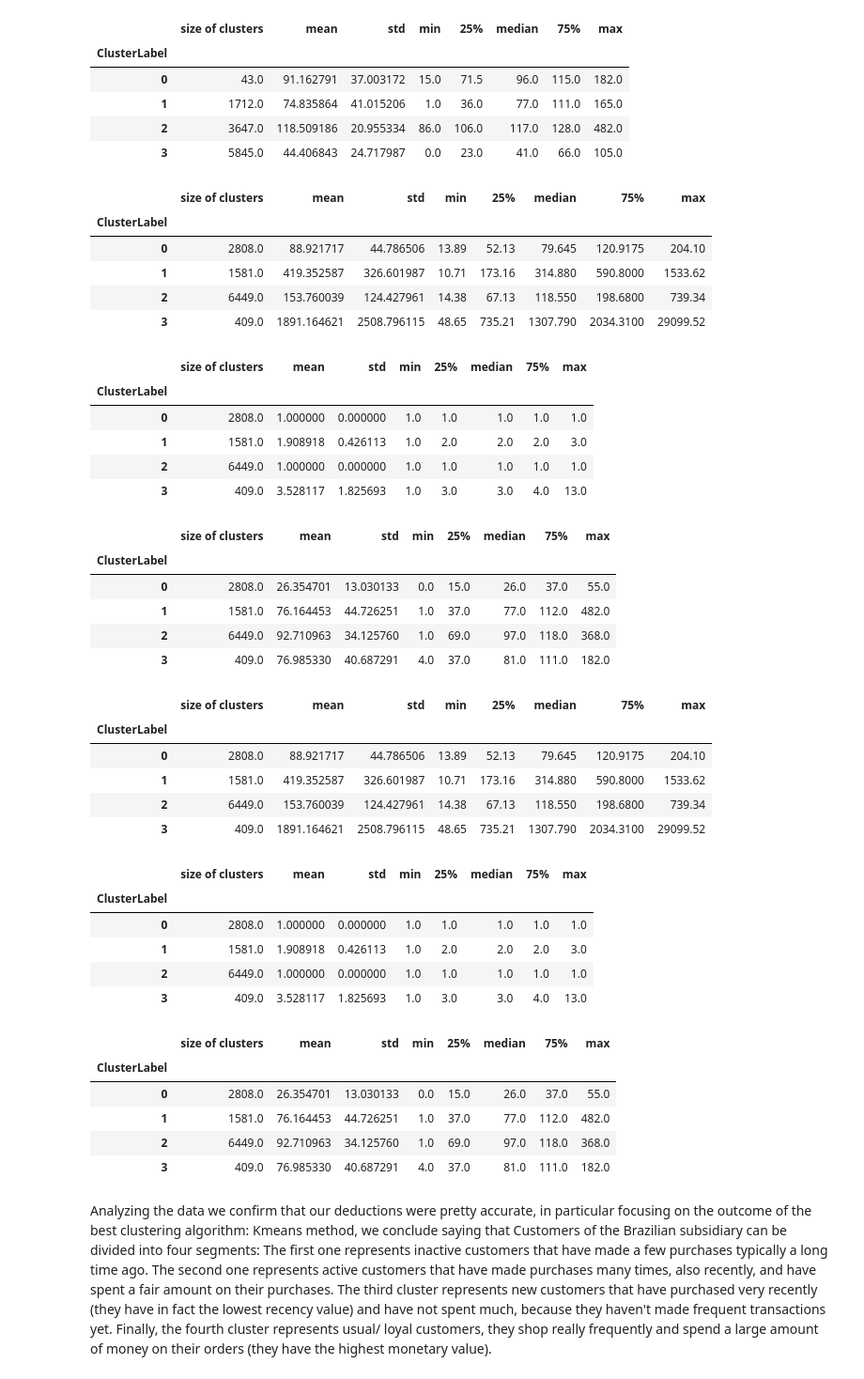
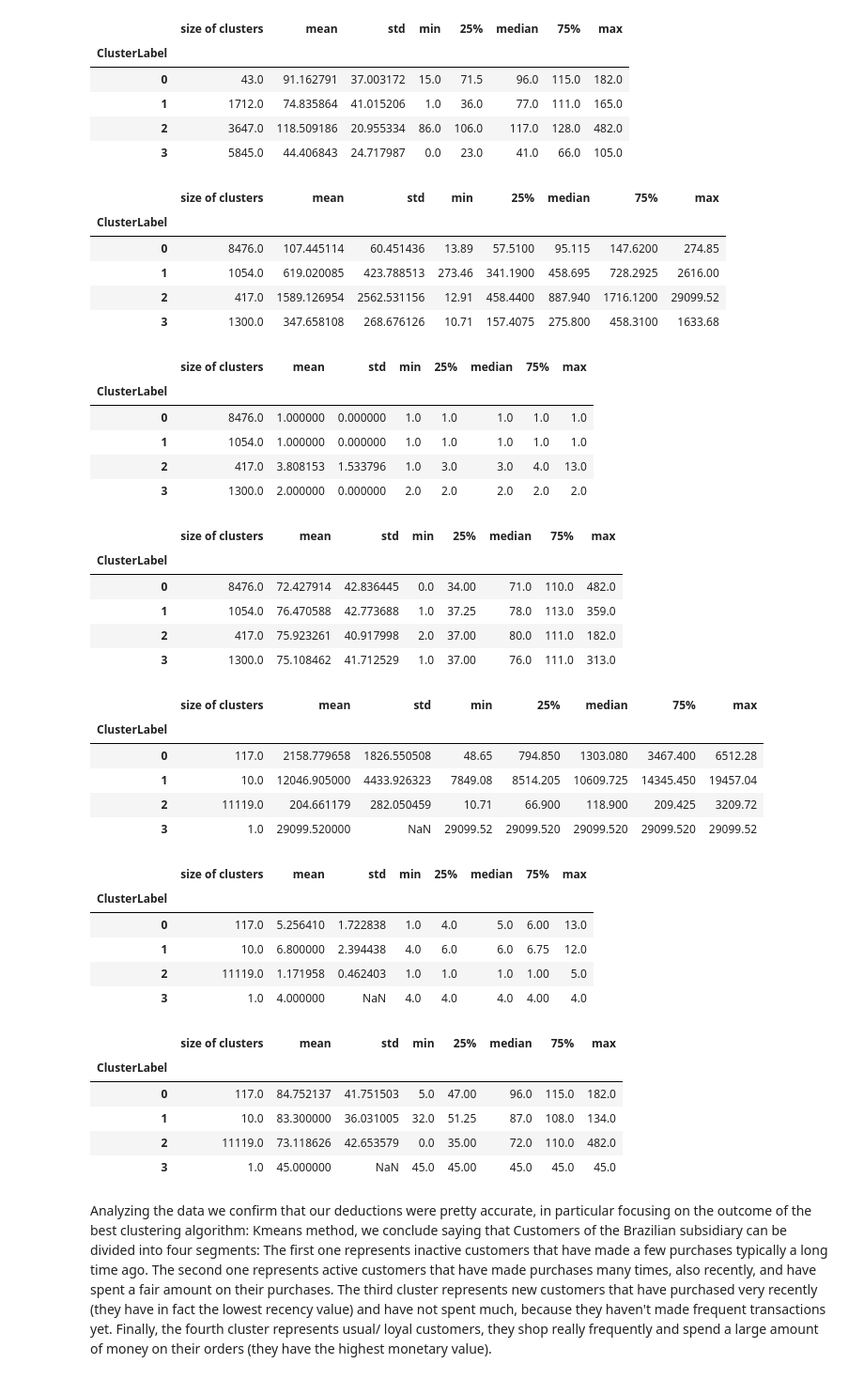
Before and after one commit to francescocapo/270341, a Jupyter notebook: main.ipynb, the cells around one changed output. Shown at 94% size. Cells and saved outputs as stored; diff of their text form; code cells hidden in the pictures.

```diff
--- a/main.ipynb
+++ b/main.ipynb
@@ -559,7 +561,7 @@ score_gmm_d = davies_bouldin_score(X_scd, y_gmm)
 Birch (Balanced Iterative Reducing and Clustering using Hierarchies) is a clustering algorithm used to cluster data points into a fixed number of clusters. It involves constructing a tree structure from which identify clusters  assigns each data point to the most relevant cluster, is very useful because it is an efficient algorithm that reduces the computational cost .
 # %%
 # birch clustering
-birch = Birch(threshold=0.01, n_clusters=4)
+birch = Birch(n_clusters=4)
 birch.fit(X_scd)    # fit the model
 y_birch = birch.predict(X_scd)  # assign a cluster to each example
 clusters = unique(y_birch)  # retrieve unique clusters
@@ -705,59 +710,59 @@ x_f3=data3.groupby("ClusterLabel")[["Frequency"]].describe()
 x_f3.columns=['size of clusters','mean', 'std','min', '25%','median','75%','max']
 x_m3=data3.groupby("ClusterLabel")[["Monetary Value"]].describe()
 x_m3.columns=['size of clusters','mean', 'std','min', '25%','median','75%','max']
+display(x_r3)
+display(x_f3)
 display(x_m3)
-display(x_f3)
-display(x_r3)
 # %% [output]
 |  | size of clusters | mean | std | min | 25% | median | 75% | max |
 | ClusterLabel |  |  |  |  |  |  |  |  |
-| 0 | 2808.0 | 88.921717 | 44.786506 | 13.89 | 52.13 | 79.645 | 120.9175 | 204.10 |
-| 1 | 1581.0 | 419.352587 | 326.601987 | 10.71 | 173.16 | 314.880 | 590.8000 | 1533.62 |
-| 2 | 6449.0 | 153.760039 | 124.427961 | 14.38 | 67.13 | 118.550 | 198.6800 | 739.34 |
-| 3 | 409.0 | 1891.164621 | 2508.796115 | 48.65 | 735.21 | 1307.790 | 2034.3100 | 29099.52 |
+| 0 | 8476.0 | 107.445114 | 60.451436 | 13.89 | 57.5100 | 95.115 | 147.6200 | 274.85 |
+| 1 | 1054.0 | 619.020085 | 423.788513 | 273.46 | 341.1900 | 458.695 | 728.2925 | 2616.00 |
+| 2 | 417.0 | 1589.126954 | 2562.531156 | 12.91 | 458.4400 | 887.940 | 1716.1200 | 29099.52 |
+| 3 | 1300.0 | 347.658108 | 268.676126 | 10.71 | 157.4075 | 275.800 | 458.3100 | 1633.68 |
 |  | size of clusters | mean | std | min | 25% | median | 75% | max |
 | ClusterLabel |  |  |  |  |  |  |  |  |
-| 0 | 2808.0 | 1.000000 | 0.000000 | 1.0 | 1.0 | 1.0 | 1.0 | 1.0 |
-| 1 | 1581.0 | 1.908918 | 0.426113 | 1.0 | 2.0 | 2.0 | 2.0 | 3.0 |
-| 2 | 6449.0 | 1.000000 | 0.000000 | 1.0 | 1.0 | 1.0 | 1.0 | 1.0 |
-| 3 | 409.0 | 3.528117 | 1.825693 | 1.0 | 3.0 | 3.0 | 4.0 | 13.0 |
+| 0 | 8476.0 | 1.000000 | 0.000000 | 1.0 | 1.0 | 1.0 | 1.0 | 1.0 |
+| 1 | 1054.0 | 1.000000 | 0.000000 | 1.0 | 1.0 | 1.0 | 1.0 | 1.0 |
+| 2 | 417.0 | 3.808153 | 1.533796 | 1.0 | 3.0 | 3.0 | 4.0 | 13.0 |
+| 3 | 1300.0 | 2.000000 | 0.000000 | 2.0 | 2.0 | 2.0 | 2.0 | 2.0 |
 |  | size of clusters | mean | std | min | 25% | median | 75% | max |
 | ClusterLabel |  |  |  |  |  |  |  |  |
-| 0 | 2808.0 | 26.354701 | 13.030133 | 0.0 | 15.0 | 26.0 | 37.0 | 55.0 |
-| 1 | 1581.0 | 76.164453 | 44.726251 | 1.0 | 37.0 | 77.0 | 112.0 | 482.0 |
-| 2 | 6449.0 | 92.710963 | 34.125760 | 1.0 | 69.0 | 97.0 | 118.0 | 368.0 |
-| 3 | 409.0 | 76.985330 | 40.687291 | 4.0 | 37.0 | 81.0 | 111.0 | 182.0 |
+| 0 | 8476.0 | 72.427914 | 42.836445 | 0.0 | 34.00 | 71.0 | 110.0 | 482.0 |
+| 1 | 1054.0 | 76.470588 | 42.773688 | 1.0 | 37.25 | 78.0 | 113.0 | 359.0 |
+| 2 | 417.0 | 75.923261 | 40.917998 | 2.0 | 37.00 | 80.0 | 111.0 | 182.0 |
+| 3 | 1300.0 | 75.108462 | 41.712529 | 1.0 | 37.00 | 76.0 | 111.0 | 313.0 |
 # %%
 #description of clusters created with Birch method
 data4 = X.assign(ClusterLabel = birch.labels_)
 x_r4=data4.groupby("ClusterLabel")[["Recency"]].describe()
 x_r4.columns=['size of clusters','mean', 'std','min', '25%','median','75%','max']
 x_f4=data4.groupby("ClusterLabel")[["Frequency"]].describe()
 x_f4.columns=['size of clusters','mean', 'std','min', '25%','median','75%','max']
 x_m4=data4.groupby("ClusterLabel")[["Monetary Value"]].describe()
 x_m4.columns=['size of clusters','mean', 'std','min', '25%','median','75%','max']
-display(x_m3)
-display(x_f3)
-display(x_r3)
+display(x_r4)
+display(x_f4)
+display(x_m4)
 # %% [output]
 |  | size of clusters | mean | std | min | 25% | median | 75% | max |
 | ClusterLabel |  |  |  |  |  |  |  |  |
-| 0 | 2808.0 | 88.921717 | 44.786506 | 13.89 | 52.13 | 79.645 | 120.9175 | 204.10 |
-| 1 | 1581.0 | 419.352587 | 326.601987 | 10.71 | 173.16 | 314.880 | 590.8000 | 1533.62 |
-| 2 | 6449.0 | 153.760039 | 124.427961 | 14.38 | 67.13 | 118.550 | 198.6800 | 739.34 |
-| 3 | 409.0 | 1891.164621 | 2508.796115 | 48.65 | 735.21 | 1307.790 | 2034.3100 | 29099.52 |
+| 0 | 117.0 | 2158.779658 | 1826.550508 | 48.65 | 794.850 | 1303.080 | 3467.400 | 6512.28 |
+| 1 | 10.0 | 12046.905000 | 4433.926323 | 7849.08 | 8514.205 | 10609.725 | 14345.450 | 19457.04 |
+| 2 | 11119.0 | 204.661179 | 282.050459 | 10.71 | 66.900 | 118.900 | 209.425 | 3209.72 |
+| 3 | 1.0 | 29099.520000 | NaN | 29099.52 | 29099.520 | 29099.520 | 29099.520 | 29099.52 |
 |  | size of clusters | mean | std | min | 25% | median | 75% | max |
 | ClusterLabel |  |  |  |  |  |  |  |  |
-| 0 | 2808.0 | 1.000000 | 0.000000 | 1.0 | 1.0 | 1.0 | 1.0 | 1.0 |
-| 1 | 1581.0 | 1.908918 | 0.426113 | 1.0 | 2.0 | 2.0 | 2.0 | 3.0 |
-| 2 | 6449.0 | 1.000000 | 0.000000 | 1.0 | 1.0 | 1.0 | 1.0 | 1.0 |
-| 3 | 409.0 | 3.528117 | 1.825693 | 1.0 | 3.0 | 3.0 | 4.0 | 13.0 |
+| 0 | 117.0 | 5.256410 | 1.722838 | 1.0 | 4.0 | 5.0 | 6.00 | 13.0 |
+| 1 | 10.0 | 6.800000 | 2.394438 | 4.0 | 6.0 | 6.0 | 6.75 | 12.0 |
+| 2 | 11119.0 | 1.171958 | 0.462403 | 1.0 | 1.0 | 1.0 | 1.00 | 5.0 |
+| 3 | 1.0 | 4.000000 | NaN | 4.0 | 4.0 | 4.0 | 4.00 | 4.0 |
 |  | size of clusters | mean | std | min | 25% | median | 75% | max |
 | ClusterLabel |  |  |  |  |  |  |  |  |
-| 0 | 2808.0 | 26.354701 | 13.030133 | 0.0 | 15.0 | 26.0 | 37.0 | 55.0 |
-| 1 | 1581.0 | 76.164453 | 44.726251 | 1.0 | 37.0 | 77.0 | 112.0 | 482.0 |
-| 2 | 6449.0 | 92.710963 | 34.125760 | 1.0 | 69.0 | 97.0 | 118.0 | 368.0 |
-| 3 | 409.0 | 76.985330 | 40.687291 | 4.0 | 37.0 | 81.0 | 111.0 | 182.0 |
+| 0 | 117.0 | 84.752137 | 41.751503 | 5.0 | 47.00 | 96.0 | 115.0 | 182.0 |
+| 1 | 10.0 | 83.300000 | 36.031005 | 32.0 | 51.25 | 87.0 | 108.0 | 134.0 |
+| 2 | 11119.0 | 73.118626 | 42.653579 | 0.0 | 35.00 | 72.0 | 110.0 | 482.0 |
+| 3 | 1.0 | 45.000000 | NaN | 45.0 | 45.00 | 45.0 | 45.0 | 45.0 |
 # %% [markdown]
 Analyzing the data we confirm that our deductions were pretty accurate, in particular focusing on the outcome of the best clustering algorithm: Kmeans method, we conclude saying that Customers of the Brazilian subsidiary can be divided into four segments:
 The first one represents inactive customers that have made a few purchases typically a long time ago.
```
Also changed, not shown: parts of 14 cells of this notebook.
